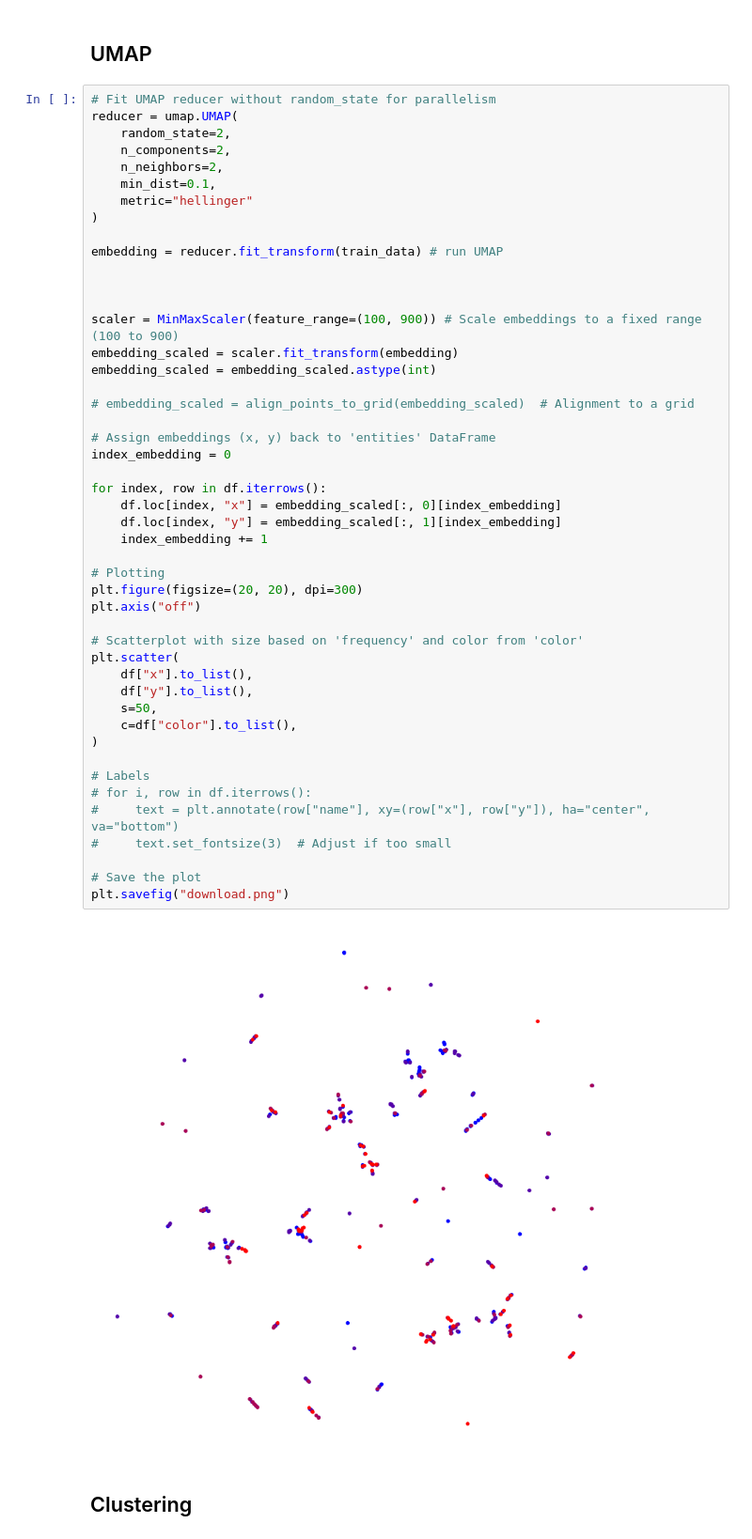
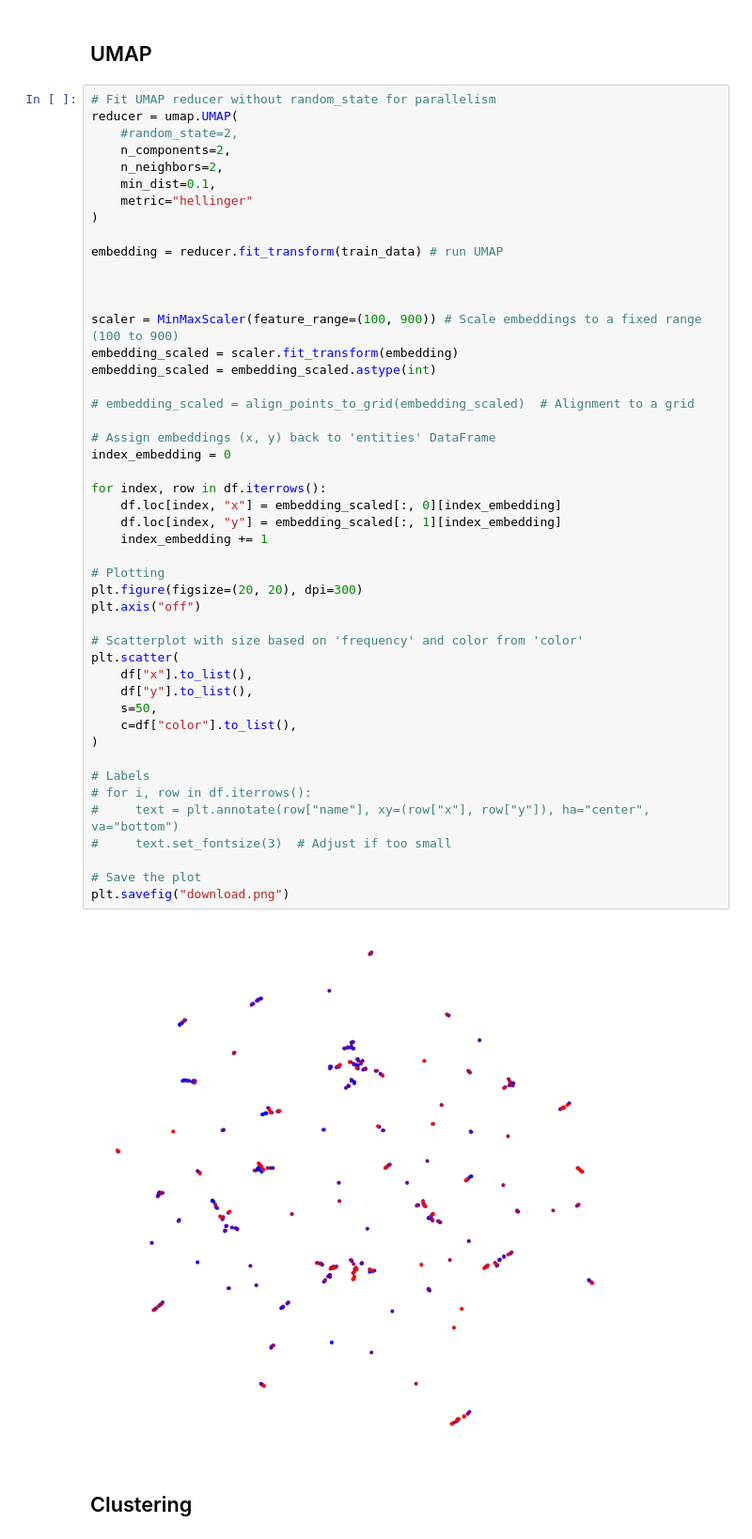
Before and after one commit to AlbaTaboada/Edgelands, a Jupyter notebook: Full_text_analysis(Alba).ipynb, the cells around one changed output. Shown at 94% size. Saved outputs shown, nothing was run; the diff lists cells and outputs as text.

```diff
--- a/Full_text_analysis(Alba).ipynb
+++ b/Full_text_analysis(Alba).ipynb
@@ -305,7 +291,7 @@ df.head(3)
 # %%
 # Fit UMAP reducer without random_state for parallelism
 reducer = umap.UMAP(
-    random_state=2,
+    #random_state=2,
     n_components=2,
     n_neighbors=2,
     min_dist=0.1,
@@ -323,34 +309,34 @@ embedding_scaled = embedding_scaled.astype(int)
 # embedding_scaled = align_points_to_grid(embedding_scaled)  # Alignment to a grid
 
 # Assign embeddings (x, y) back to 'entities' DataFrame
 index_embedding = 0
 
 for index, row in df.iterrows():
     df.loc[index, "x"] = embedding_scaled[:, 0][index_embedding]
     df.loc[index, "y"] = embedding_scaled[:, 1][index_embedding]
     index_embedding += 1
 
 # Plotting
 plt.figure(figsize=(20, 20), dpi=300)
 plt.axis("off")
 
 # Scatterplot with size based on 'frequency' and color from 'color'
 plt.scatter(
     df["x"].to_list(),
     df["y"].to_list(),
     s=50,
     c=df["color"].to_list(),
 )
 
 # Labels
 # for i, row in df.iterrows():
 #     text = plt.annotate(row["name"], xy=(row["x"], row["y"]), ha="center", va="bottom")
 #     text.set_fontsize(3)  # Adjust if too small
 
 # Save the plot
 plt.savefig("download.png")
 # %% [output]
-[figure, old version]
+[figure, new version]
 # %% [markdown]
 ## Clustering
 # %%
```
Also changed, not shown: parts of 60 cells of this notebook.
